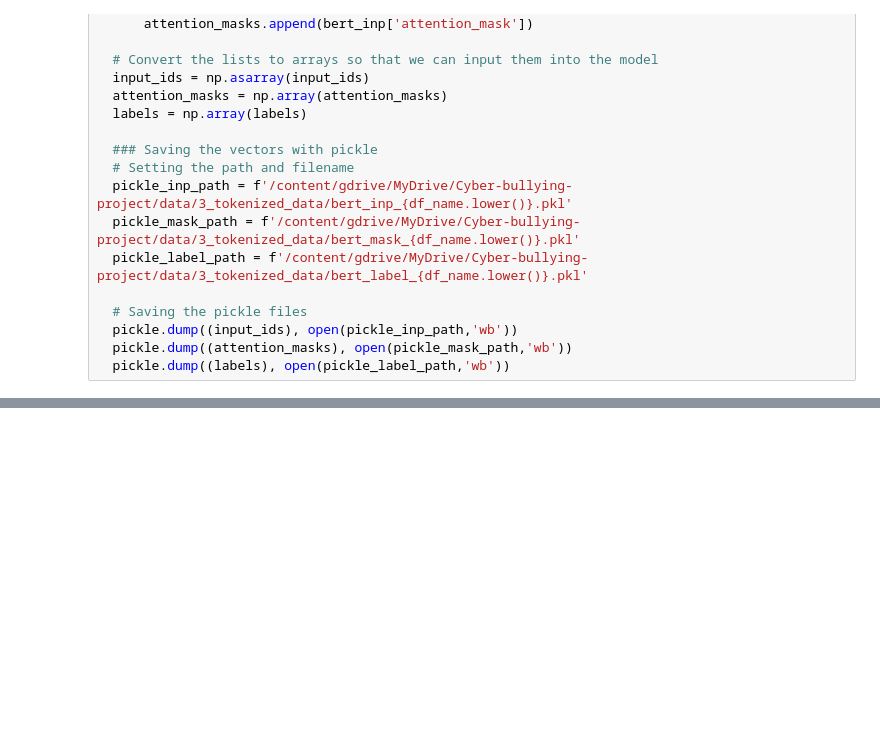
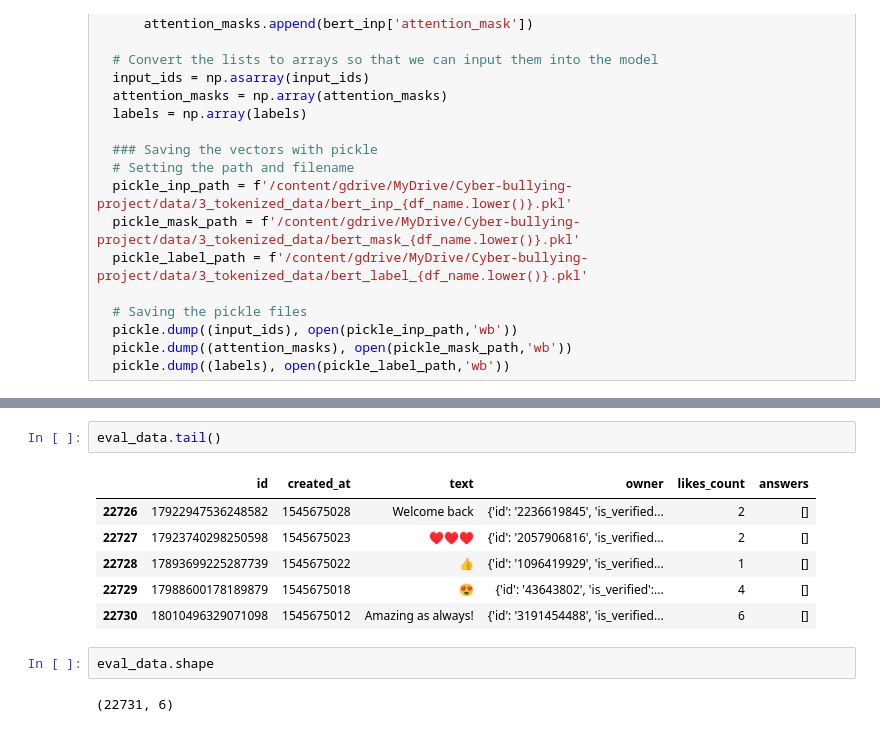
Before and after one commit to julrods/aggressive-tweet-analyzer, a Jupyter notebook: 1_EDA_and_Preprocessing.ipynb, the cells around one changed output, grey strips where cells are left out. Cells and saved outputs as stored; diff of their text form; blank space fills up the shorter version.

```diff
--- a/1_EDA_and_Preprocessing.ipynb
+++ b/1_EDA_and_Preprocessing.ipynb
@@ -273,0 +313,13 @@ for df, df_name in zip(df_list, df_names):
+# %%
+eval_data.tail()
+# %% [output]
+|  | id | created_at | text | owner | likes_count | answers |
+| 22726 | 17922947536248582 | 1545675028 | Welcome back | {'id': '2236619845', 'is_verified... | 2 | [] |
+| 22727 | 17923740298250598 | 1545675023 | ♥♥♥ | {'id': '2057906816', 'is_verified... | 2 | [] |
+| 22728 | 17893699225287739 | 1545675022 | 👍 | {'id': '1096419929', 'is_verified... | 1 | [] |
+| 22729 | 17988600178189879 | 1545675018 | 😍 | {'id': '43643802', 'is_verified':... | 4 | [] |
+| 22730 | 18010496329071098 | 1545675012 | Amazing as always! | {'id': '3191454488', 'is_verified... | 6 | [] |
+# %%
+eval_data.shape
+# %% [output]
+(22731, 6)
```
Also changed, not shown: parts of 34 cells of this notebook.
